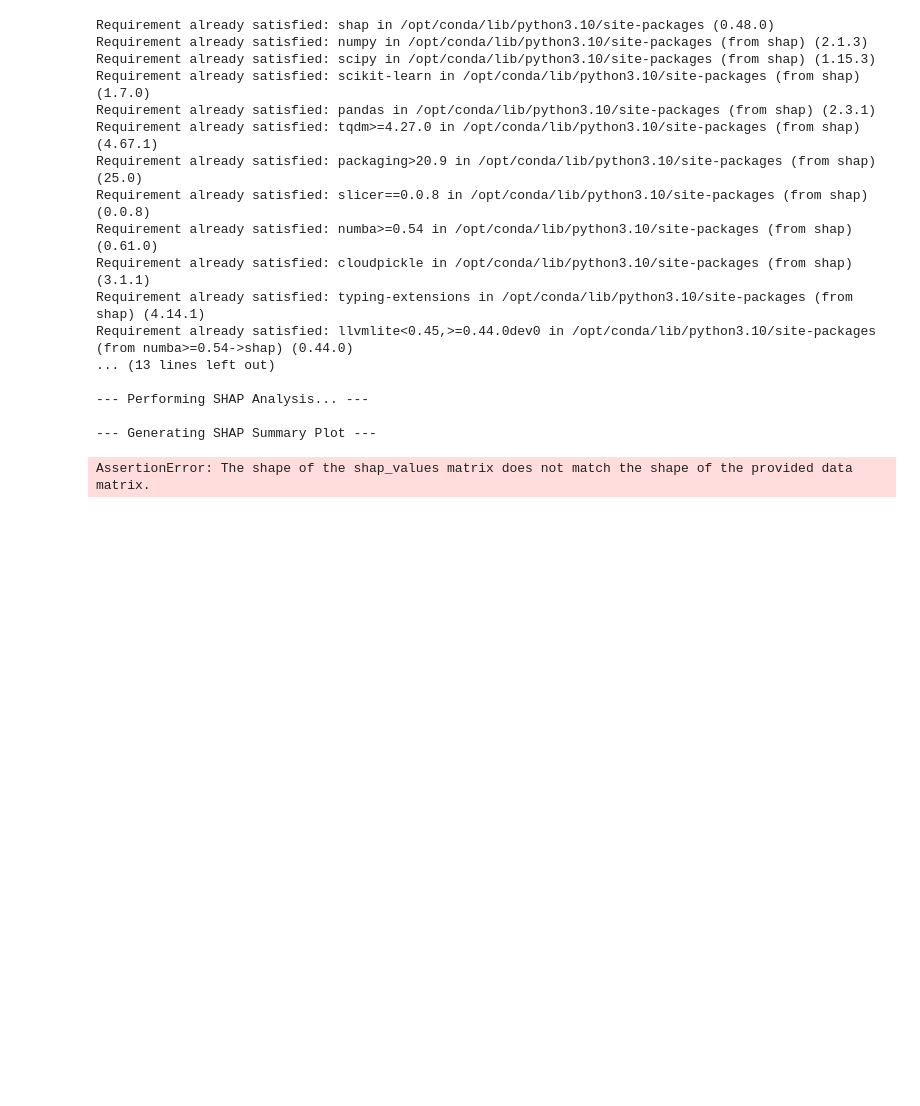
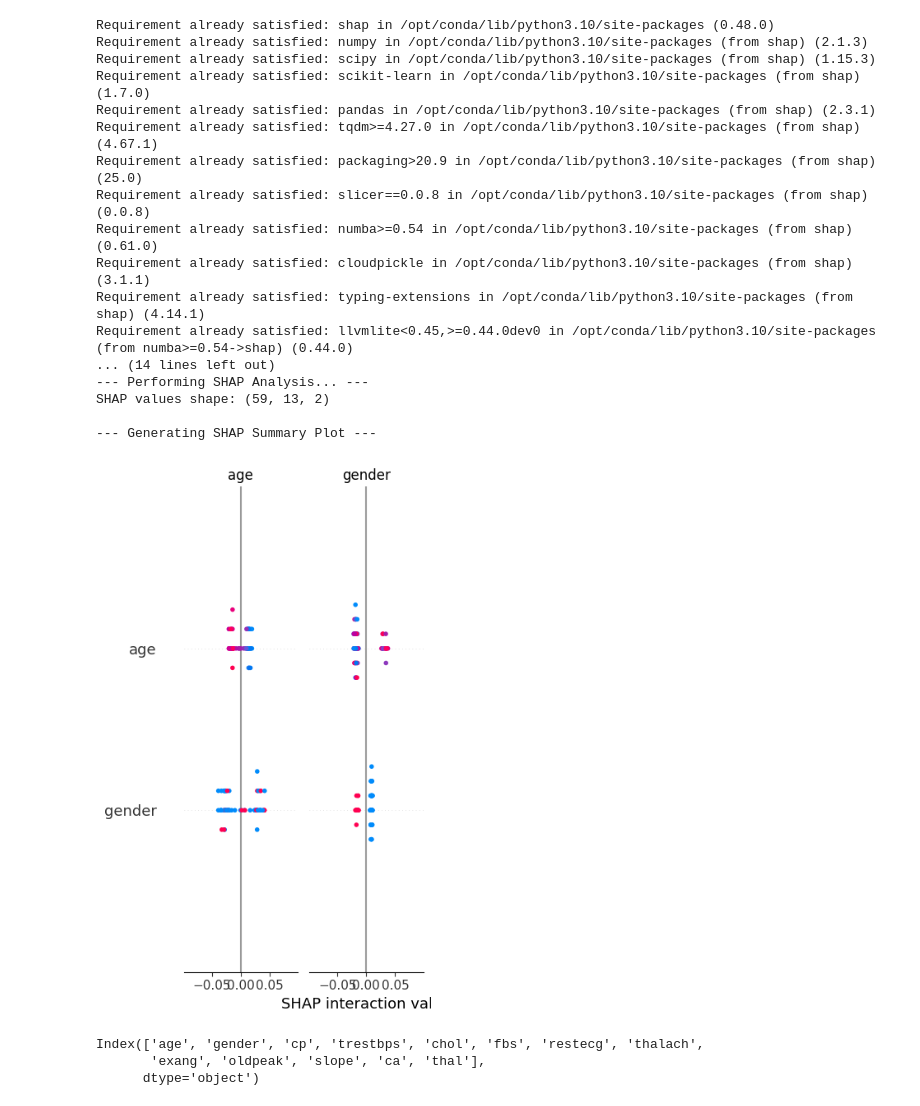
Before and after one commit to jt232003/21F2000730_IITMBS_MLOPS_OPPE2, a Jupyter notebook: Untitled.ipynb, the cells around one changed output. Drawn from its saved outputs; the diff is of its cells as text; code cells hidden in the pictures; blank space fills up the shorter version.

```diff
--- a/Untitled.ipynb
+++ b/Untitled.ipynb
@@ -51,34 +51,45 @@ rs_rfc = RandomizedSearchCV(
     verbose=1,
     random_state=42
 )
 print("\n--- Training Random Forest model... ---")
 rs_rfc.fit(X_train, y_train)
 print("--- Model training complete. ---")
 
 # Step 6: Perform SHAP analysis and generate the plot
 print("\n--- Performing SHAP Analysis... ---")
 best_model = rs_rfc.best_estimator_
 explainer = shap.TreeExplainer(best_model)
 shap_values = explainer.shap_values(X_test)
 
+print("SHAP values shape:", np.array(shap_values).shape)
 print("\n--- Generating SHAP Summary Plot ---")
-shap.summary_plot(shap_values[1], X_test)
+
+if isinstance(shap_values, list):  # multi-class or old binary API
+    shap.summary_plot(shap_values[1], X_test)
+else:  # new API, directly returns matrix
+    shap.summary_plot(shap_values, X_test)
 # %% [output]
 Requirement already satisfied: shap in /opt/conda/lib/python3.10/site-packages (0.48.0)
 Requirement already satisfied: numpy in /opt/conda/lib/python3.10/site-packages (from shap) (2.1.3)
 Requirement already satisfied: scipy in /opt/conda/lib/python3.10/site-packages (from shap) (1.15.3)
 Requirement already satisfied: scikit-learn in /opt/conda/lib/python3.10/site-packages (from shap) (1.7.0)
 Requirement already satisfied: pandas in /opt/conda/lib/python3.10/site-packages (from shap) (2.3.1)
 Requirement already satisfied: tqdm>=4.27.0 in /opt/conda/lib/python3.10/site-packages (from shap) (4.67.1)
 Requirement already satisfied: packaging>20.9 in /opt/conda/lib/python3.10/site-packages (from shap) (25.0)
 Requirement already satisfied: slicer==0.0.8 in /opt/conda/lib/python3.10/site-packages (from shap) (0.0.8)
 Requirement already satisfied: numba>=0.54 in /opt/conda/lib/python3.10/site-packages (from shap) (0.61.0)
 Requirement already satisfied: cloudpickle in /opt/conda/lib/python3.10/site-packages (from shap) (3.1.1)
 Requirement already satisfied: typing-extensions in /opt/conda/lib/python3.10/site-packages (from shap) (4.14.1)
 Requirement already satisfied: llvmlite<0.45,>=0.44.0dev0 in /opt/conda/lib/python3.10/site-packages (from numba>=0.54->shap) (0.44.0)
-... (13 lines left out)
-
+... (14 lines left out)
 --- Performing SHAP Analysis... ---
+SHAP values shape: (59, 13, 2)
 
 --- Generating SHAP Summary Plot ---
-AssertionError: The shape of the shap_values matrix does not match the shape of the provided data matrix.
+[figure, added]
+# %%
+print(X_test.columns)
+# %% [output]
+Index(['age', 'gender', 'cp', 'trestbps', 'chol', 'fbs', 'restecg', 'thalach',
+       'exang', 'oldpeak', 'slope', 'ca', 'thal'],
+      dtype='object')
```
Also changed, not shown: parts of 1 cell of this notebook.
